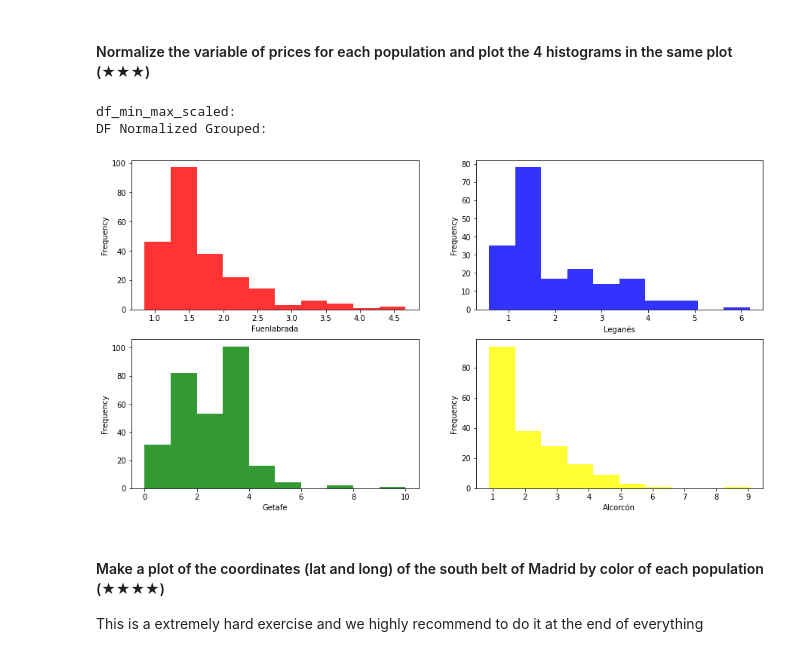
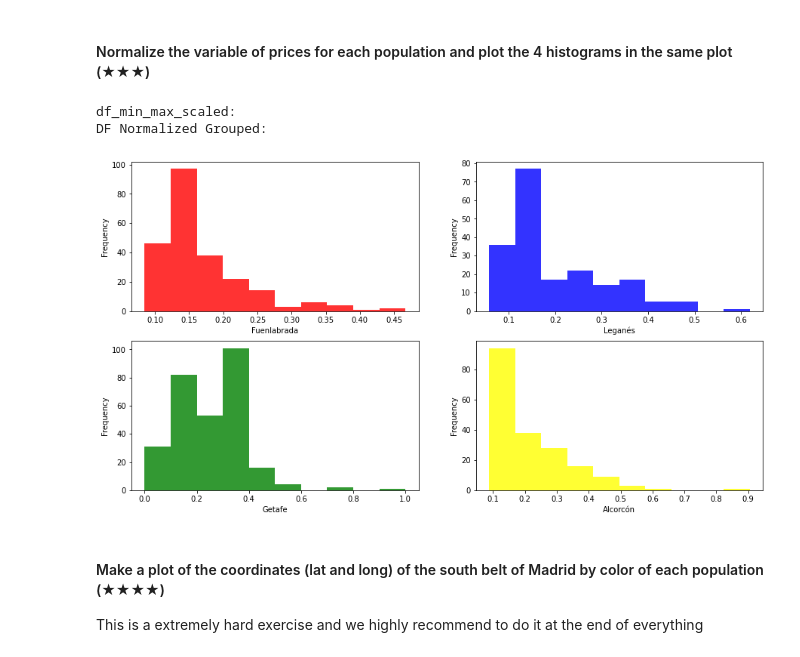
Before and after one commit to xalejandrow/realestate-datacleanup-exercise, a Jupyter notebook: project.ipynb, the cells around one changed output. Drawn from its saved outputs; the diff is of its cells as text; code cells hidden in the pictures.

Commit message:
plot prices histogram

```diff
--- a/project.ipynb
+++ b/project.ipynb
@@ -603,39 +580,39 @@ df_min_max_scaled = df_sub.copy()
 
 
 column = 'price'
-df_min_max_scaled[column] = (df_min_max_scaled[column] - df_min_max_scaled[column].min()) / (df_min_max_scaled[column].max() - df_min_max_scaled[column].min()) *10
+df_min_max_scaled[column] = (df_min_max_scaled[column] - df_min_max_scaled[column].min()) / (df_min_max_scaled[column].max() - df_min_max_scaled[column].min())
 
 # view normalized data
 print("df_min_max_scaled: ")
 #display(df_min_max_scaled)
 print("DF Normalized Grouped: ")
 df_norm_grp = df_min_max_scaled.groupby('level5')
 #display(df_norm_grp)
 
 # define the figure and subplots
 #fig, ax = plt.subplots(2,2)
 fig = plt.figure(figsize = (15,8))
 #ax = fig.gca()
 #df.hist(ax = ax)
 
 #for group in pop_serie:
 #   df_norm_grp['price'].get_group(group).plot(kind='hist',title='Histogram', xlabel='City')
 color = ['red', 'blue', 'green', 'yellow']
 
 
 for index, group in enumerate(pop_serie):
     plt.subplot(2,2,index+1)
     plt.xlabel(group)
     plt.ylabel('Frequency')
     plt.hist(df_norm_grp['price'].get_group(group), alpha=0.8, color=color[index])
 
 
 #ax[0].bar(hr_agg.index,hr_agg['avg_salary'], color='orange')
 #df_norm_grp.where(df_norm_grp['level5'] == '"Getafe"')(df_norm_grp['price']).plot(kind='hist',title='Histogram', xlabel='City')
 # %% [output]
 df_min_max_scaled:
 DF Normalized Grouped:
-[figure, old version]
+[figure, new version]
 # %% [markdown]
 #### Make a plot of the coordinates (lat and long) of the south belt of Madrid by color of each population (★★★★)
 This is a extremely hard exercise and we highly recommend to do it at the end of everything
```
Also changed, not shown: parts of 5 cells of this notebook.
